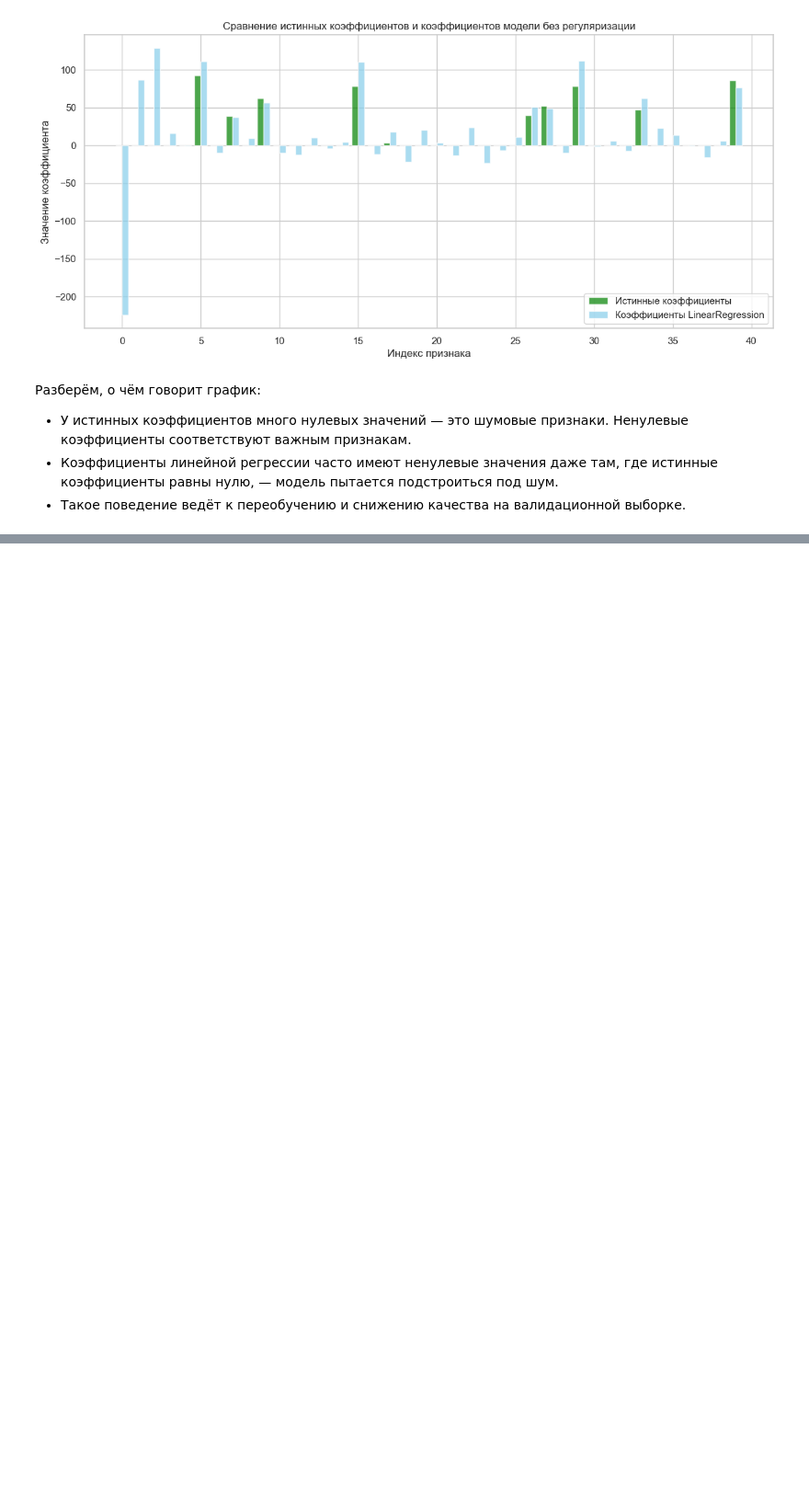
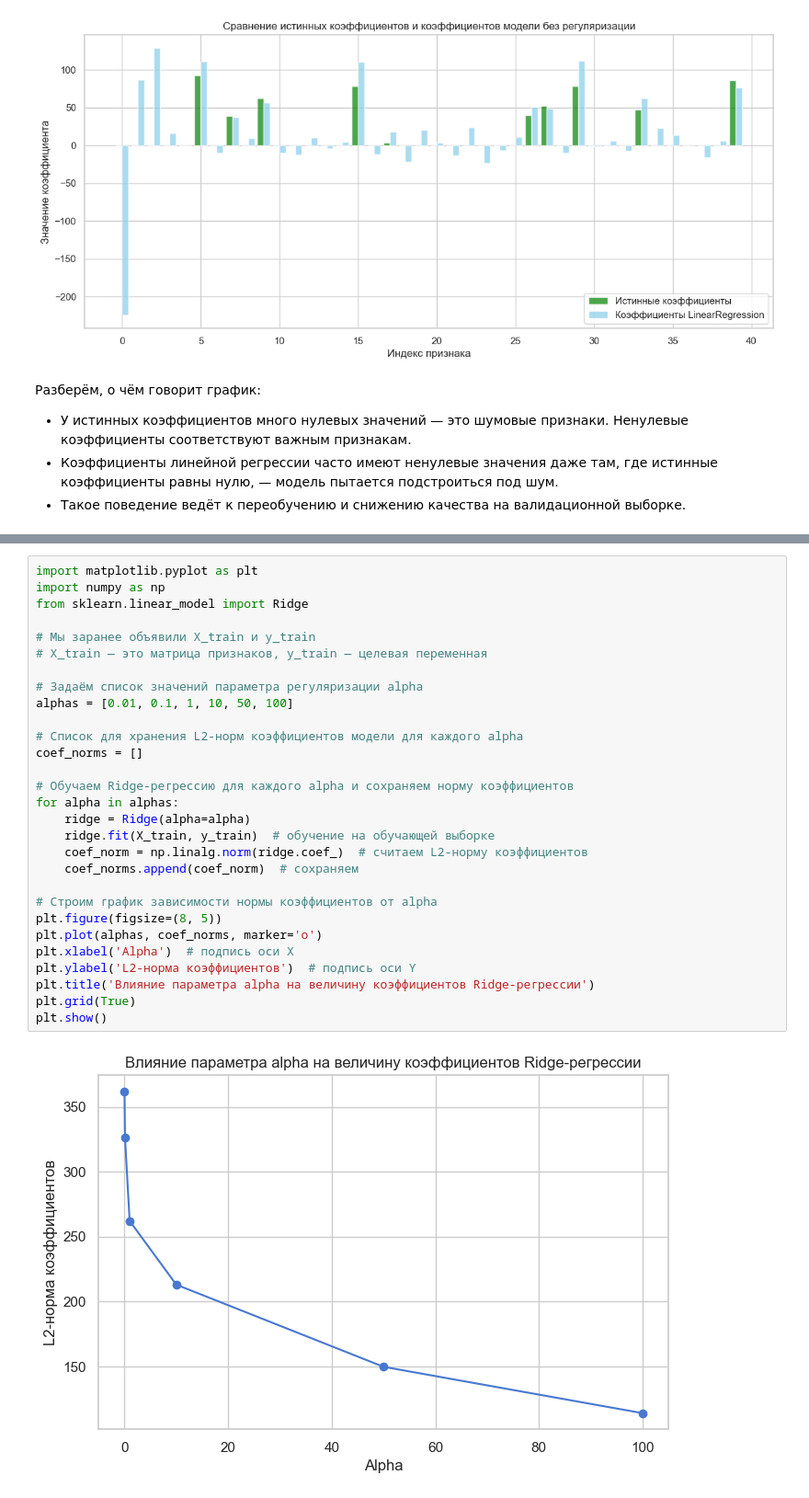
Before and after one commit to Beefeater84/yandex-practicum-data-scientist, a Jupyter notebook: sprint-13/notebooks/Regularization.ipynb, the cells around one changed output, grey strips where cells are left out. Shown at 92% size. Cells and saved outputs as stored; diff of their text form; blank space fills up the shorter version.

```diff
--- a/sprint-13/notebooks/Regularization.ipynb
+++ b/sprint-13/notebooks/Regularization.ipynb
@@ -194,0 +312,31 @@ plt.show()  # Показываем график
+# %%
+import matplotlib.pyplot as plt
+import numpy as np
+from sklearn.linear_model import Ridge
+
+# Мы заранее объявили X_train и y_train
+# X_train — это матрица признаков, y_train — целевая переменная
+
+# Задаём список значений параметра регуляризации alpha
+alphas = [0.01, 0.1, 1, 10, 50, 100]
+
+# Список для хранения L2-норм коэффициентов модели для каждого alpha
+coef_norms = []
+
+# Обучаем Ridge-регрессию для каждого alpha и сохраняем норму коэффициентов
+for alpha in alphas:
+    ridge = Ridge(alpha=alpha)
+    ridge.fit(X_train, y_train)  # обучение на обучающей выборке
+    coef_norm = np.linalg.norm(ridge.coef_)  # считаем L2-норму коэффициентов
+    coef_norms.append(coef_norm)  # сохраняем
+
+# Строим график зависимости нормы коэффициентов от alpha
+plt.figure(figsize=(8, 5))
+plt.plot(alphas, coef_norms, marker='o')
+plt.xlabel('Alpha')  # подпись оси X
+plt.ylabel('L2-норма коэффициентов')  # подпись оси Y
+plt.title('Влияние параметра alpha на величину коэффициентов Ridge-регрессии')
+plt.grid(True)
+plt.show()
+# %% [output]
+[figure, added]
```
Also changed, not shown: parts of 28 cells of this notebook.
